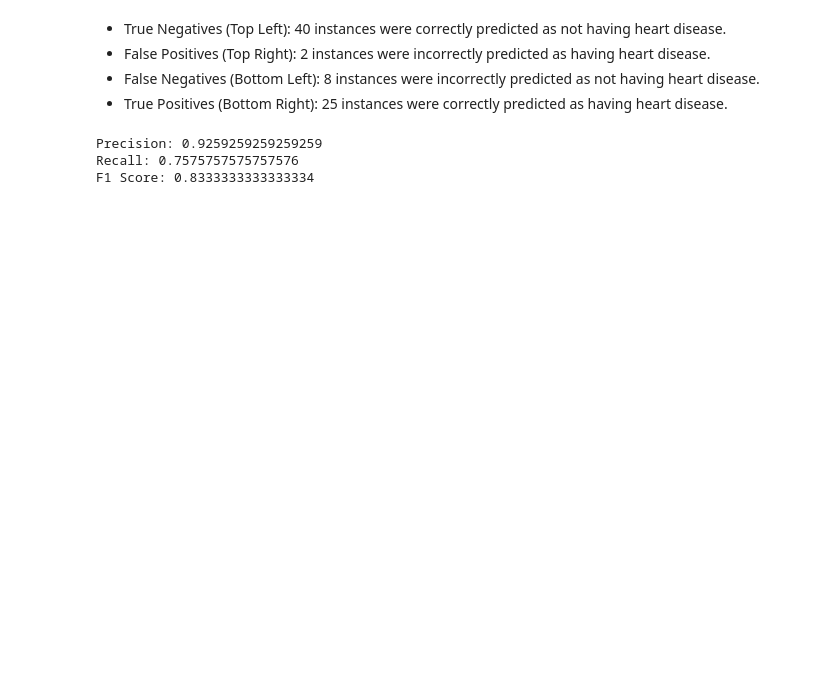
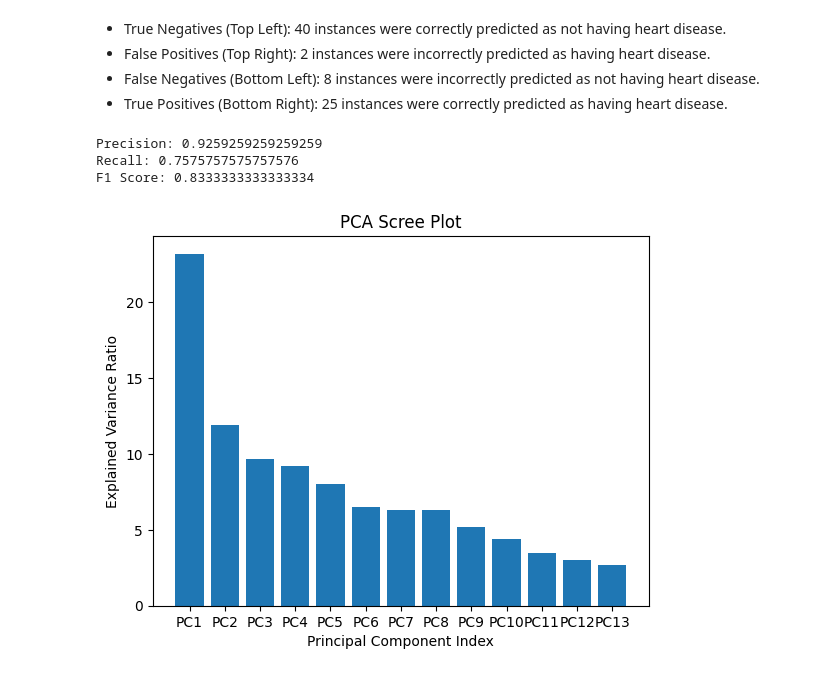
Before and after one commit to Roya-Gharehbeiklou/SVM, a Jupyter notebook: SVM.ipynb, the cells around one changed output. Saved outputs shown, nothing was run; the diff lists cells and outputs as text; code cells hidden in the pictures; blank space fills up the shorter version.

```diff
--- a/SVM.ipynb
+++ b/SVM.ipynb
@@ -422,3 +422,24 @@ print(f"F1 Score: {f1_score}")
 Precision: 0.9259259259259259
 Recall: 0.7575757575757576
 F1 Score: 0.8333333333333334
+# %%
+from sklearn.decomposition import PCA
+import matplotlib.pyplot as plt
+
+# Fit and transform the scaled data
+X_train_pca = PCA().fit_transform(X_train_scale)
+
+# Calculate percentage of explained variance
+per_var = np.round(PCA().fit(X_train_scale).explained_variance_ratio_* 100, decimals=1)
+
+# Create labels for the scree plot
+labels = [f'PC{i}' for i in range(1, len(per_var)+1)]
+
+# Generate the scree plot
+plt.bar(x=range(1,len(per_var)+1), height=per_var, tick_label=labels)
+plt.ylabel('Explained Variance Ratio')
+plt.xlabel('Principal Component Index')
+plt.title('PCA Scree Plot')
+plt.show()
+# %% [output]
+[figure, added]
```
Also changed, not shown: parts of 7 cells of this notebook.
